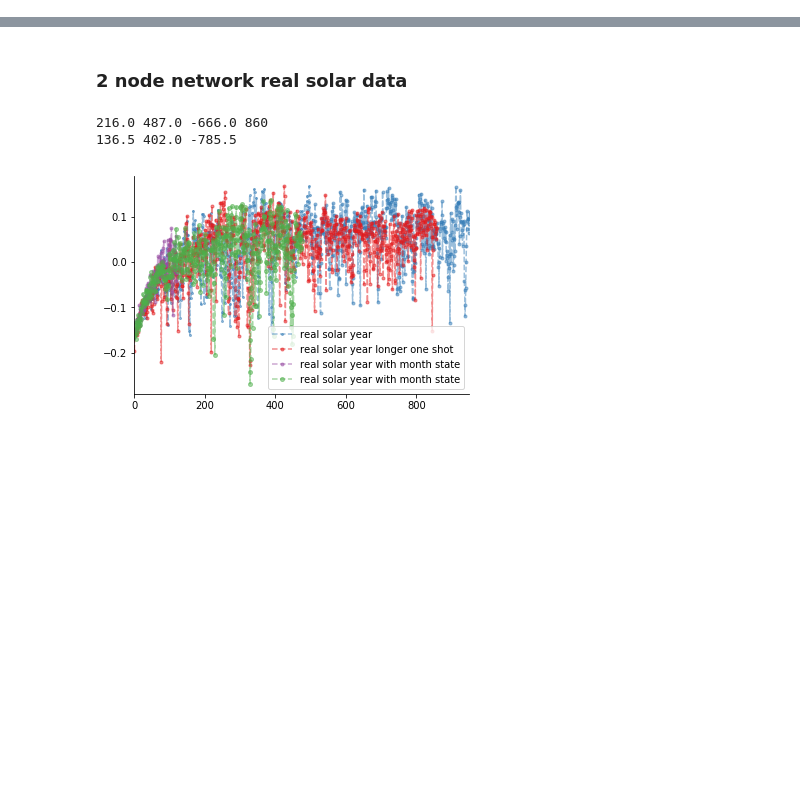
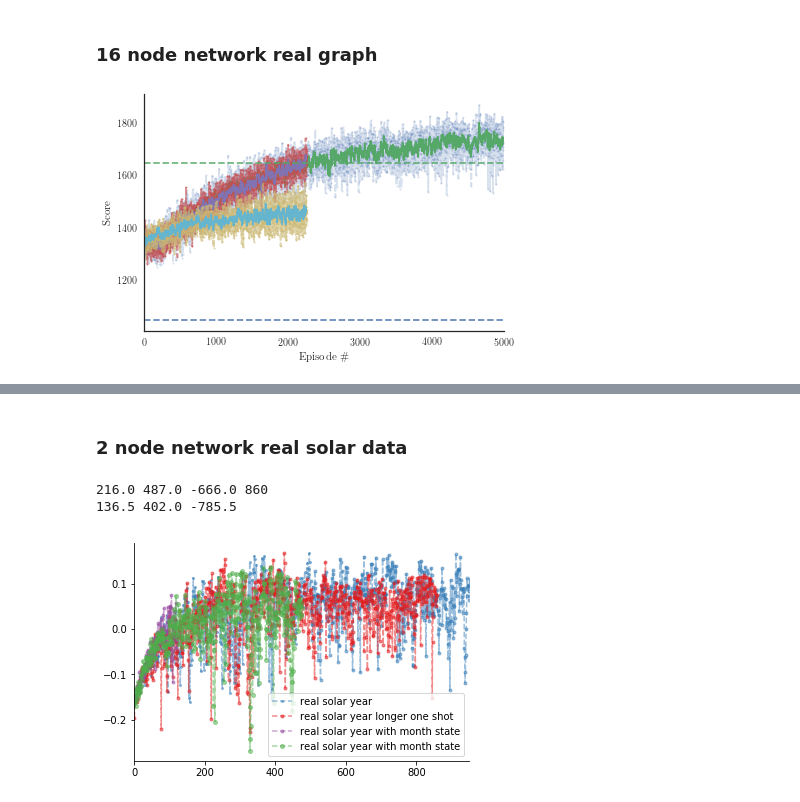
Before and after one commit to jamesjarlathlong/continuous, a Jupyter notebook: plot_results.ipynb, the cells around one changed output, grey strips where cells are left out. Drawn from its saved outputs; the diff is of its cells as text; code cells hidden in the pictures; blank space fills up the shorter version.

Commit message:
plotting

```diff
--- a/plot_results.ipynb
+++ b/plot_results.ipynb
@@ -5,0 +1,75 @@ import numpy as np
+# %%
+import seaborn as sns
+import matplotlib.pyplot as plt
+import json
+import numpy as np
+import functools
+from matplotlib import rc
+rc('text', usetex=True)
+sns.set(font='serif', style='white')
+def movingaverage(data, window_width=10):
+    cumsum_vec = np.cumsum(np.insert(data, 0, 0))
+    ma_vec = (cumsum_vec[window_width:] - cumsum_vec[:-window_width]) / window_width
+    return ma_vec
+# %% [markdown]
+### 16 node network real graph
+# %%
+#with open('tmp/rewardgvedu_graphmodelv7slower.json') as f:
+#    v7 = json.load(f)
+#with open('tmp/rewardgiujh_graphmodelv9_1e-5_256.json') as f:
+#    v9 = json.load(f)
+#with open('tmp/rewardgiujh_graphmodelv9_1e-5_256_5000+.json') as f:
+#    v9b = json.load(f)
+#with open('tmp/rewardyydoj_graphmodelv10.json') as f:
+#    v10 = json.load(f)
+#with open('tmp/rewardecaeo_graphmodelv11.json') as f:
+#    v11 = json.load(f)
+#with open('tmp/rewardwsnva_graphmodelv12_quicker.json') as f:
+#    v12 = json.load(f)
+#with open('tmp/rewardbybav_gridv0.json') as f:
+#    gridv0 = json.load(f) #256
+with open('tmp/rewardrsqcb_gridv2.json') as f:
+    gridv2 = json.load(f) #512 didnt save stupidly
+with open('tmp/rewardnniwn_gridv3.json') as f:
+    gridv3 = json.load(f)#quicker 1e-4 512
+with open('tmp/rewardyurxg_gridv1.json') as f:
+    gridv1 = json.load(f)
+#v9 = v9['data'][1::]+v9b['data'][1::]
+fig,ax = plt.subplots(1)
+#fig.set_size_inches(3.5,3.5)
+xmax = 5000
+xmin = 0
+#ax.plot(v7['data'][1::], linestyle = '--', alpha=0.5, marker ='o', markersize=2, label = '128')
+
+#ax.plot(v9, linestyle = '--', alpha=0.5, marker ='o', markersize=2, label='9')
+#ax.plot(v10['data'][1::], linestyle = '--', alpha=0.5, marker ='o', markersize=2, label='10')
+#ax.plot(v11['data'][1::], linestyle = '--', alpha=0.5, marker ='o', markersize=2, label='11')
+#ax.plot(v12['data'][1::], linestyle = '--', alpha=0.5, marker ='o', markersize=2, label='12')
+#ax.plot(gridv0['data'][1::], linestyle = '--', alpha=0.5, marker ='o', markersize=2, label='256x256 grid learner')
+ax.plot(gridv2['data'][1::], linestyle = '--', alpha=0.22, marker ='o', markersize=2, label='512x512 grid learner')
+ax.plot(movingaverage(gridv2['data'][1::], window_width=10), alpha=1, linestyle='-', label='v2ma')
+
+ax.plot(gridv1['data'][1::], linestyle = '--', alpha=0.62, marker ='o', markersize=2, label='512x512 grid learner save')
+ax.plot(movingaverage(gridv1['data'], window_width=10), alpha=1, linestyle='-', label='v1ma')
+
+ax.plot(gridv3['data'][1::], linestyle = '--', alpha=0.61, marker ='o', markersize=2, label='512x512 grid learner faster')
+ax.plot(movingaverage(gridv3['data'], window_width=10), alpha=1, linestyle='-', label='v3ma')
+
+#ax.plot(v9_32['data'][1::], linestyle = '--', alpha=0.5, marker ='o', markersize=2, label='256')
+#ax.plot(v9_64['data'][1::], linestyle = '--', alpha=0.5, marker ='o', markersize=2, label='256')
+
+#ax.plot([xmin,xmax],[1730, 1730], label='manual', linestyle = '--', alpha=0.85)
+ax.plot([xmin,xmax],[1050, 1050], label='grid random strategy', linestyle = '--', alpha=0.85)
+
+ax.plot([xmin,xmax],[1650, 1650], label='grid hard coded strategy', linestyle = '--', alpha=0.85)
+
+ax.set_xlim([xmin, xmax])
+#ax.set_ylim([500,2400])
+ax.set_xlabel("Episode \#")
+ax.set_ylabel("Score")
+#ax.legend(loc='best')
+sns.despine()
+fig.tight_layout()
+#fig.savefig('learningcurve.png', format='png', dpi=600)
+# %% [output]
+[figure, added]
```
Also changed, not shown: parts of 5 cells of this notebook, 2 other files.
